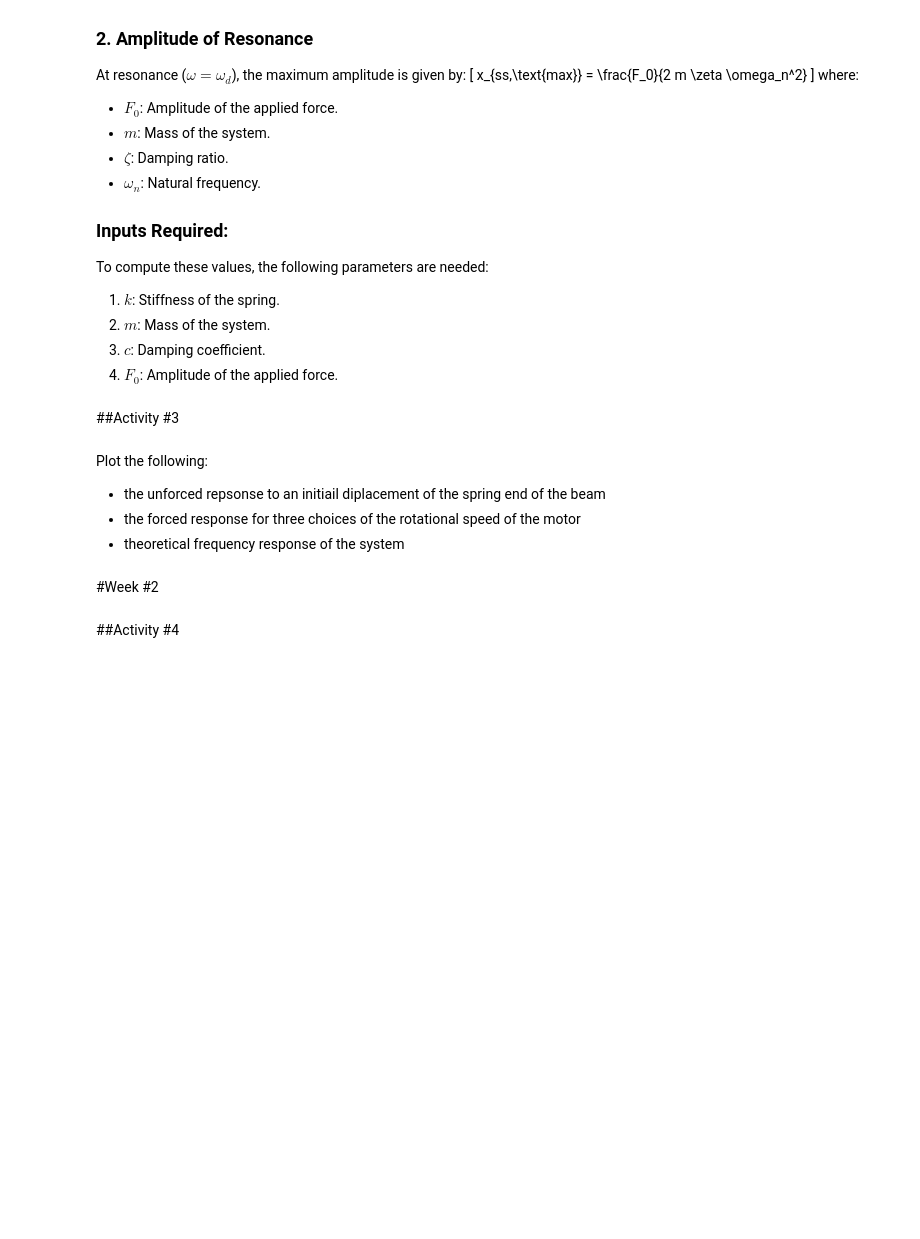
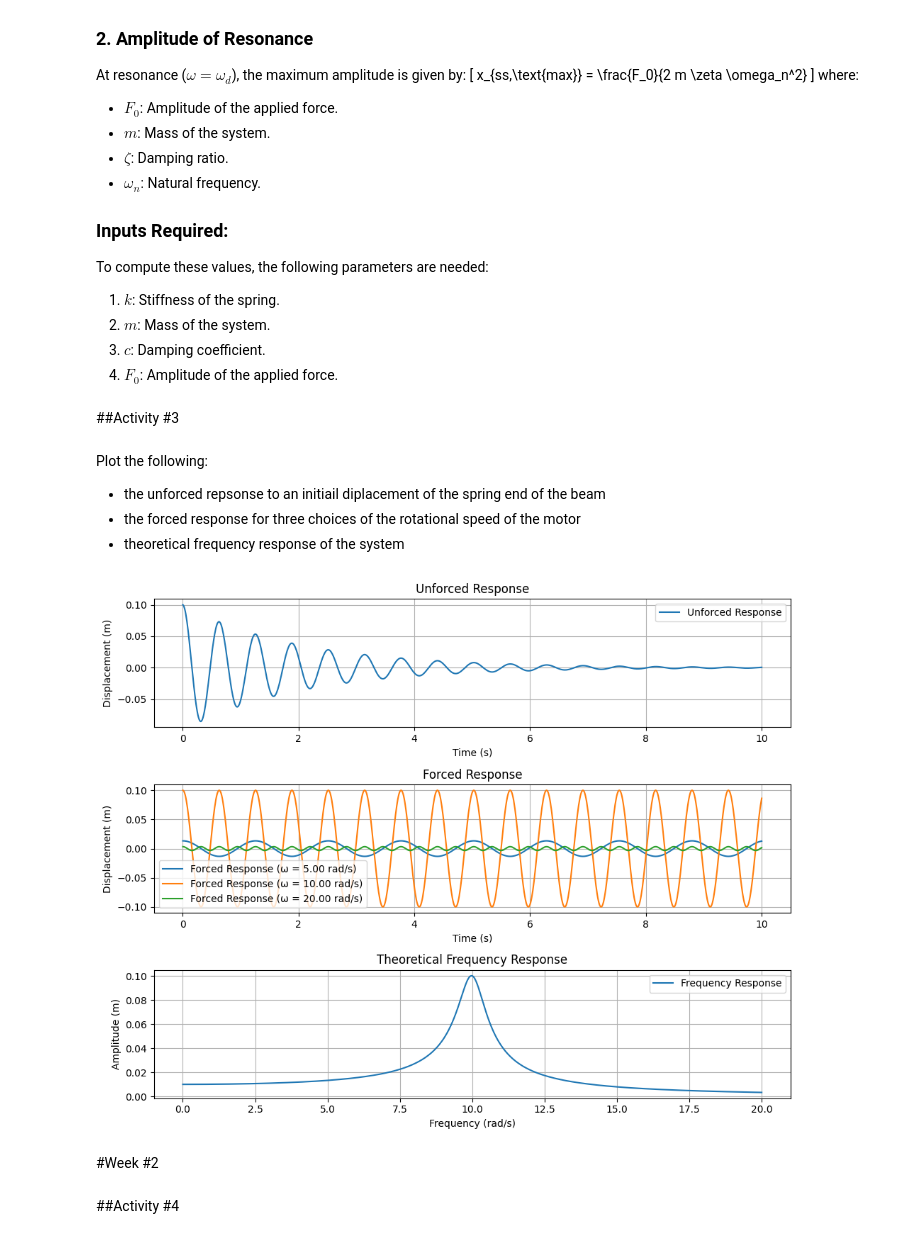
Before and after one commit to Buddhikagayan99/E-19-022, a Jupyter notebook: ME421_Vibration_Activity_Oct_2023.ipynb, the cells around one changed output. Cells and saved outputs as stored; diff of their text form; code cells hidden in the pictures; blank space fills up the shorter version.

```diff
--- a/ME421_Vibration_Activity_Oct_2023.ipynb
+++ b/ME421_Vibration_Activity_Oct_2023.ipynb
@@ -200,6 +200,75 @@ Plot the following:
 * the unforced repsonse to an initiail diplacement of the spring end of the beam
 * the forced response for three choices of the rotational speed of the motor
 * theoretical frequency response of the system
+# %%
+import numpy as np
+import matplotlib.pyplot as plt
+
+# Parameters
+m = 1.0  # Mass (kg)
+k = 100.0  # Spring stiffness (N/m)
+c = 1.0  # Damping coefficient (Ns/m)
+F0 = 1.0  # Amplitude of forcing function (N)
+x0 = 0.1  # Initial displacement (m)
+
+# Derived parameters
+omega_n = np.sqrt(k / m)  # Natural frequency
+zeta = c / (2 * np.sqrt(k * m))  # Damping ratio
+omega_d = omega_n * np.sqrt(1 - zeta**2)  # Damped natural frequency
+
+# Time array
+t = np.linspace(0, 10, 1000)
+
+# Part 1: Unforced response
+phi = 0  # Assume no initial velocity
+x_unforced = x0 * np.exp(-zeta * omega_n * t) * np.cos(omega_d * t + phi)
+
+# Part 2: Forced response for three driving frequencies
+omega_values = [0.5 * omega_n, omega_n, 2 * omega_n]
+x_forced = []
+for omega in omega_values:
+    x_ss = (F0 / m) / np.sqrt((omega_n**2 - omega**2)**2 + (2 * zeta * omega_n * omega)**2)
+    x_forced.append(x_ss * np.cos(omega * t))
+
+# Part 3: Frequency response
+omega_range = np.linspace(0, 2 * omega_n, 1000)
+amplitude_response = (F0 / m) / np.sqrt((omega_n**2 - omega_range**2)**2 + (2 * zeta * omega_n * omega_range)**2)
+
+# Plotting
+plt.figure(figsize=(10, 8))
+
+# Unforced response
+plt.subplot(3, 1, 1)
+plt.plot(t, x_unforced, label="Unforced Response")
+plt.title("Unforced Response")
+plt.xlabel("Time (s)")
+plt.ylabel("Displacement (m)")
+plt.grid()
+plt.legend()
+
+# Forced response
+plt.subplot(3, 1, 2)
+for i, omega in enumerate(omega_values):
+    plt.plot(t, x_forced[i], label=f"Forced Response (ω = {omega:.2f} rad/s)")
+plt.title("Forced Response")
+plt.xlabel("Time (s)")
+plt.ylabel("Displacement (m)")
+plt.grid()
+plt.legend()
+
+# Frequency response
+plt.subplot(3, 1, 3)
+plt.plot(omega_range, amplitude_response, label="Frequency Response")
+plt.title("Theoretical Frequency Response")
+plt.xlabel("Frequency (rad/s)")
+plt.ylabel("Amplitude (m)")
+plt.grid()
+plt.legend()
+
+plt.tight_layout()
+plt.show()
+# %% [output]
+[figure, added]
 # %% [markdown]
 #Week #2
 # %% [markdown]
```
